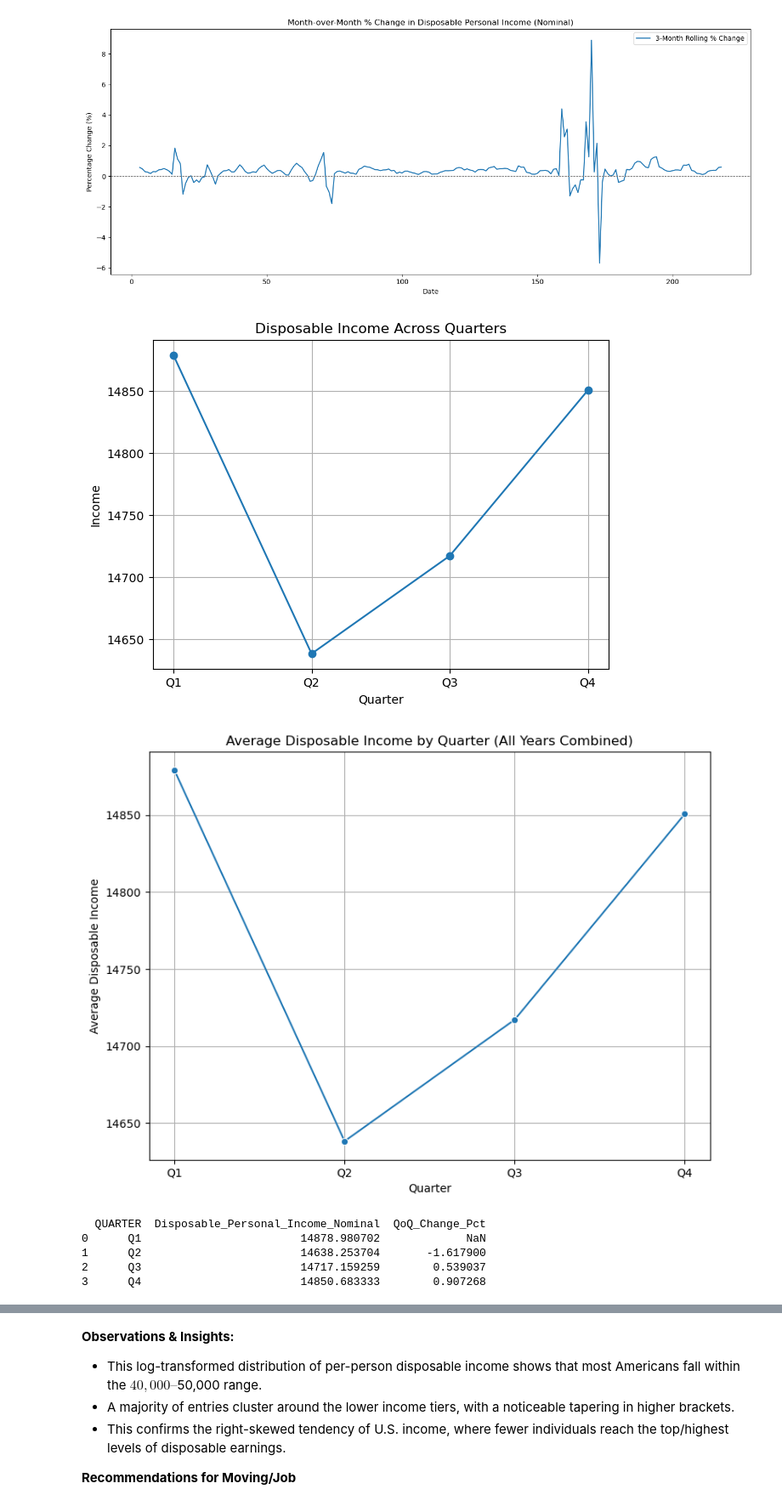
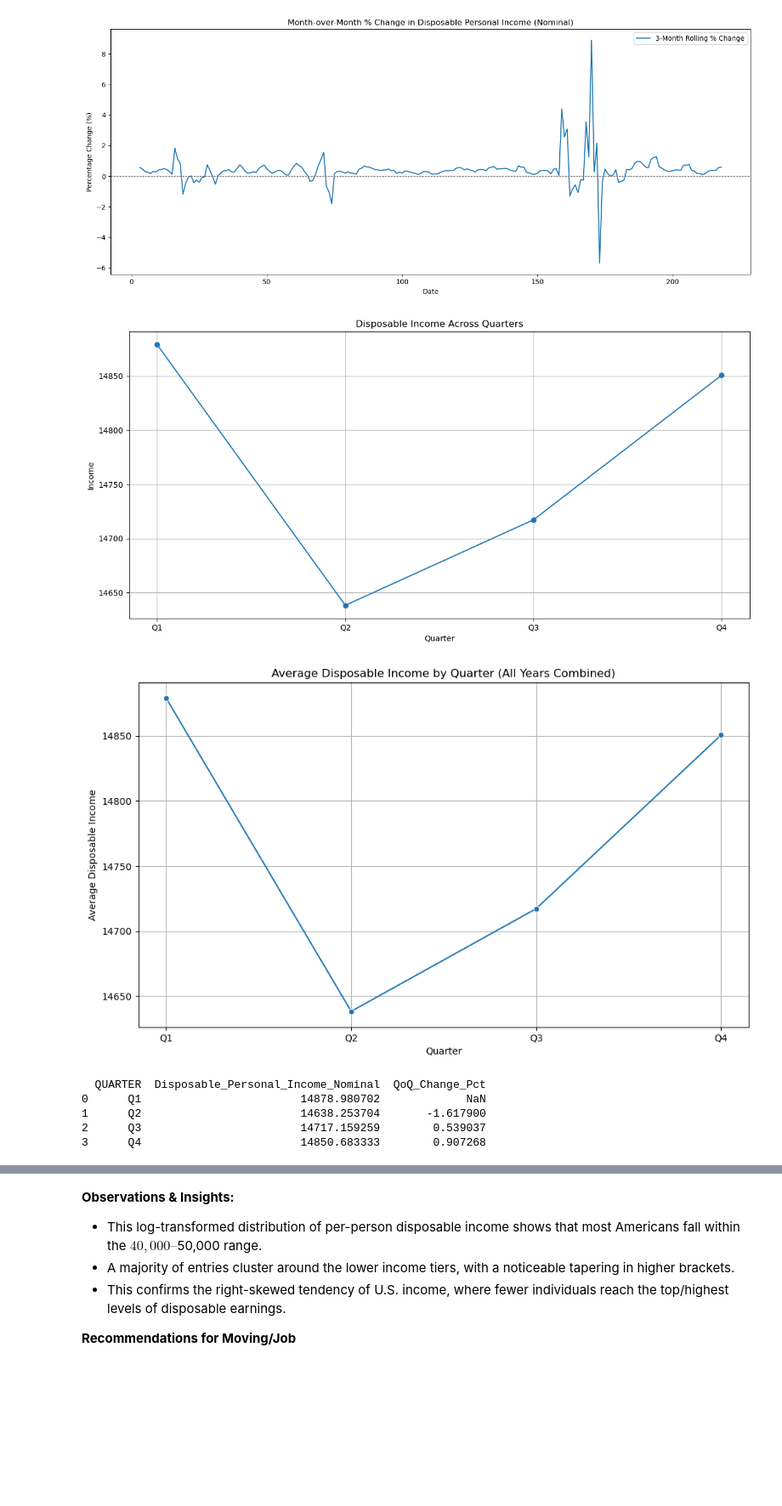
Before and after one commit to szhagnay/Cohort-A-Econ, a Jupyter notebook: notebooks/Fari_eda.ipynb, the cells around one changed output, grey strips where cells are left out. Shown at 85% size. Cells and saved outputs as stored; diff of their text form; code cells hidden in the pictures; blank space fills up the shorter version.

```diff
--- a/notebooks/Fari_eda.ipynb
+++ b/notebooks/Fari_eda.ipynb
@@ -287,6 +287,7 @@ plt.show()
 quarterly_income = us_econ.groupby('QUARTER')['Disposable_Personal_Income_Nominal'].mean().reset_index()
 
 # lIne plot of of quarterly income
+plt.figure(figsize=(12,6))
 plt.plot(quarterly_income['QUARTER'], quarterly_income['Disposable_Personal_Income_Nominal'], marker='o')
 plt.title("Disposable Income Across Quarters")
 plt.ylabel("Income")
@@ -295,28 +296,28 @@ plt.grid(True)
 plt.tight_layout()
 plt.show()
 # %% [output]
-[figure, old version]
+[figure, new version]
 # %%
 # Group by QUARTER and calculate mean Disposable Income
 quarterly_income = us_econ.groupby('QUARTER')['Disposable_Personal_Income_Nominal'].mean().reset_index()
 
 # Calculate Quarter-over-Quarter % change
 quarterly_income['QoQ_Change_Pct'] = quarterly_income['Disposable_Personal_Income_Nominal'].pct_change() * 100
 
 # Plot
-plt.figure(figsize=(8, 6))
+plt.figure(figsize=(10, 6))
 sns.lineplot(data=quarterly_income, x='QUARTER', y='Disposable_Personal_Income_Nominal', marker='o')
 plt.title('Average Disposable Income by Quarter (All Years Combined)')
 plt.xlabel('Quarter')
 plt.ylabel('Average Disposable Income')
 plt.grid(True)
 plt.tight_layout()
 plt.show()
 
 # Preview the results
 print(quarterly_income)
 # %% [output]
-[figure, old version]
+[figure, new version]
   QUARTER  Disposable_Personal_Income_Nominal  QoQ_Change_Pct
 0      Q1                        14878.980702             NaN
 1      Q2                        14638.253704       -1.617900
```
Also changed, not shown: parts of 12 cells of this notebook.
